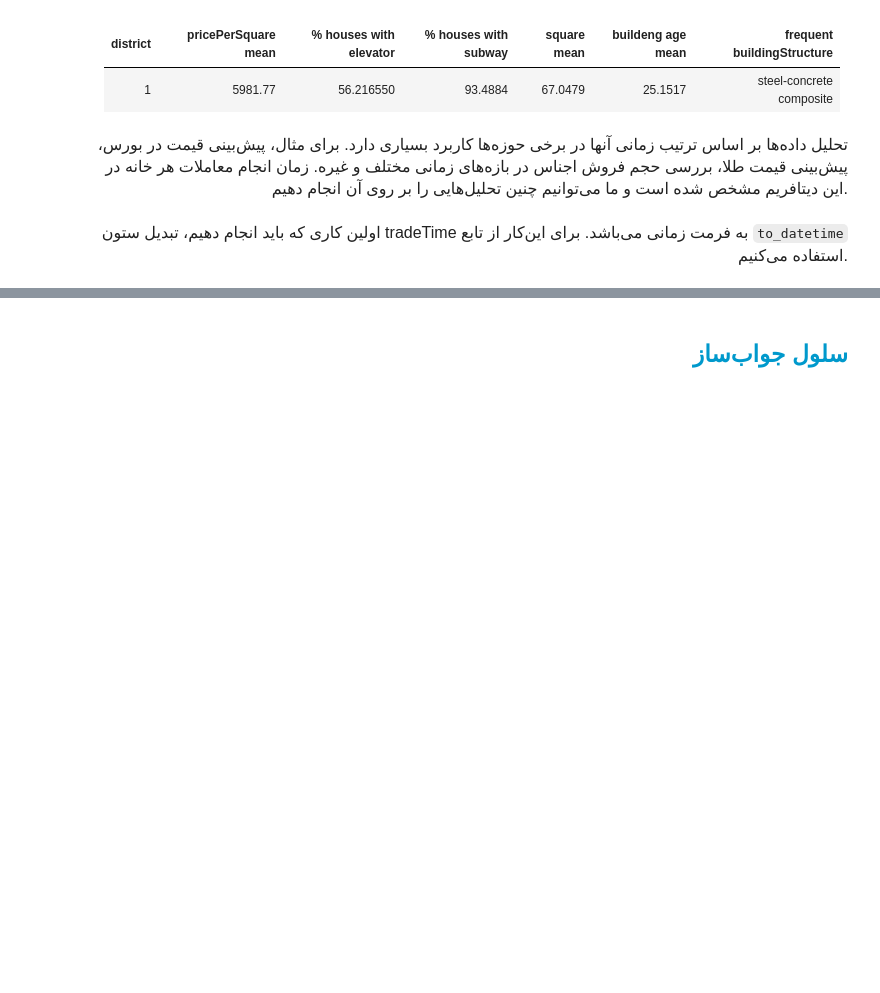
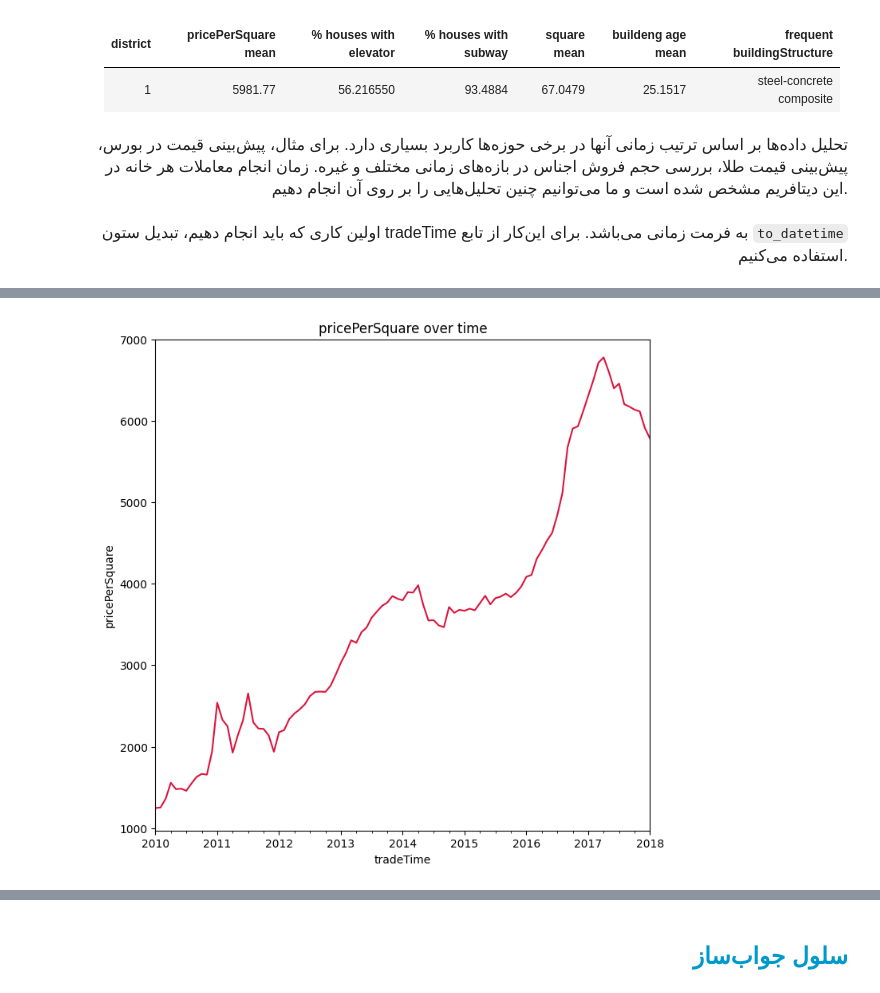
Before and after one commit to Hamid-Ba/data-analysis-exercises, a Jupyter notebook: 22-China/5_time_series/5_time_series.ipynb, the cells around one changed output, grey strips where cells are left out. Cells and saved outputs as stored; diff of their text form; code cells hidden in the pictures; blank space fills up the shorter version.

Commit message:
doing time analyzing on china project

```diff
--- a/22-China/5_time_series/5_time_series.ipynb
+++ b/22-China/5_time_series/5_time_series.ipynb
@@ -134,3 +184,17 @@ fig1 , ax1 = None
+# %%
+date_resamble = housing_extended[housing_extended.tradeTime.dt.year >= 2010].resample(on='tradeTime',rule='1m')
+# %%
+fig1 , ax1 = plt.subplots(figsize=(8,8))
+
+date_resamble['pricePerSquare'].mean().plot(ax = ax1,color='crimson')
+
+ax1.set_ylabel('pricePerSquare')
+ax1.set_title('pricePerSquare over time')
+ax1.set_ylim(ymax=7000)
+
+fig1
+# %% [output]
+[figure, added]
 # %% [markdown]
 <h2 align=right style="line-height:200%;font-family:vazir;color:#0099cc">
 <font face="vazir" color="#0099cc">
```
Also changed, not shown: parts of 14 cells of this notebook, 5 other files.
